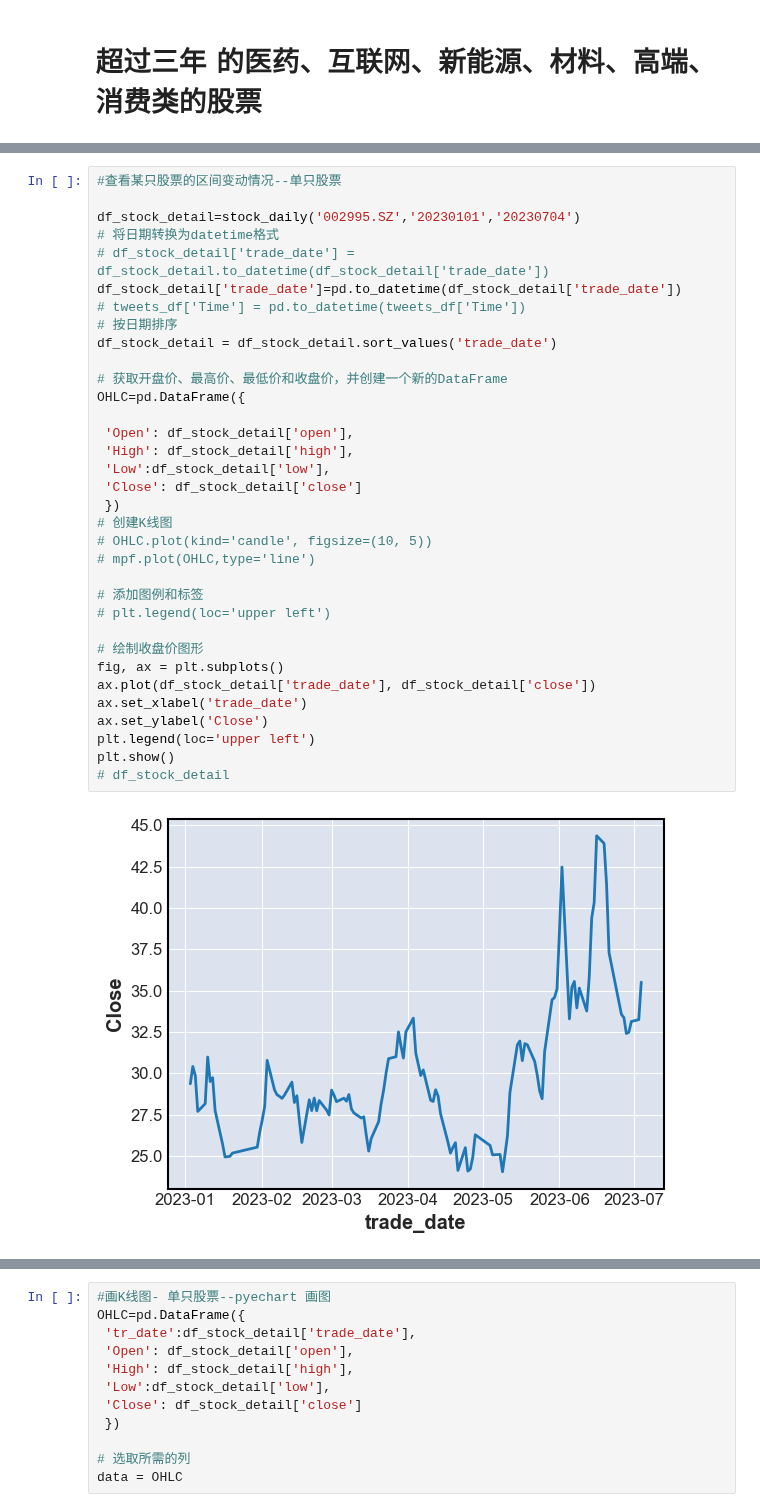
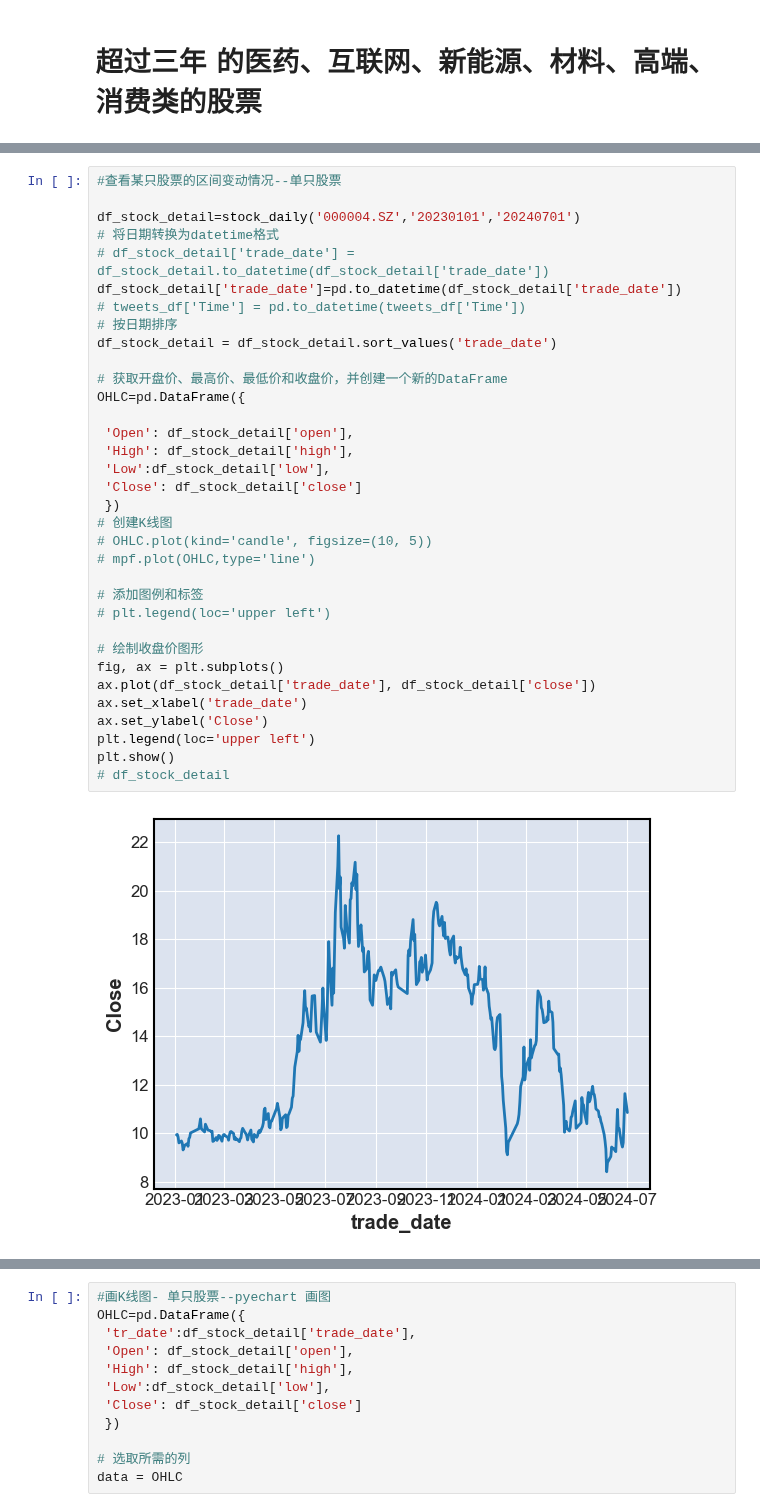
Before and after one commit to whgloveucq/jupyterfiles, a Jupyter notebook: OApractice/stock_study2023.ipynb, the cells around one changed output, grey strips where cells are left out. Drawn from its saved outputs; the diff is of its cells as text.

```diff
--- a/OApractice/stock_study2023.ipynb
+++ b/OApractice/stock_study2023.ipynb
@@ -219,39 +263,39 @@ df_index_daily
 # %%
 #查看某只股票的区间变动情况--单只股票
 
-df_stock_detail=stock_daily('002995.SZ','20230101','20230704')
+df_stock_detail=stock_daily('000004.SZ','20230101','20240701')
 # 将日期转换为datetime格式
 # df_stock_detail['trade_date'] = df_stock_detail.to_datetime(df_stock_detail['trade_date'])
 df_stock_detail['trade_date']=pd.to_datetime(df_stock_detail['trade_date'])
 # tweets_df['Time'] = pd.to_datetime(tweets_df['Time'])
 # 按日期排序
 df_stock_detail = df_stock_detail.sort_values('trade_date')
 
 # 获取开盘价、最高价、最低价和收盘价，并创建一个新的DataFrame
 OHLC=pd.DataFrame({
 
  'Open': df_stock_detail['open'],
  'High': df_stock_detail['high'],
  'Low':df_stock_detail['low'],
  'Close': df_stock_detail['close']
  })
 # 创建K线图
 # OHLC.plot(kind='candle', figsize=(10, 5))
 # mpf.plot(OHLC,type='line')
 
 # 添加图例和标签
 # plt.legend(loc='upper left')
 
 # 绘制收盘价图形
 fig, ax = plt.subplots()
 ax.plot(df_stock_detail['trade_date'], df_stock_detail['close'])
 ax.set_xlabel('trade_date')
 ax.set_ylabel('Close')
 plt.legend(loc='upper left')
 plt.show()
 # df_stock_detail
 # %% [output]
-[figure, old version]
+[figure, new version]
 # %%
 #画K线图- 单只股票--mplfinance 画图
 OHLC=pd.DataFrame({
```
Also changed, not shown: parts of 15 cells of this notebook, 11 other files.
